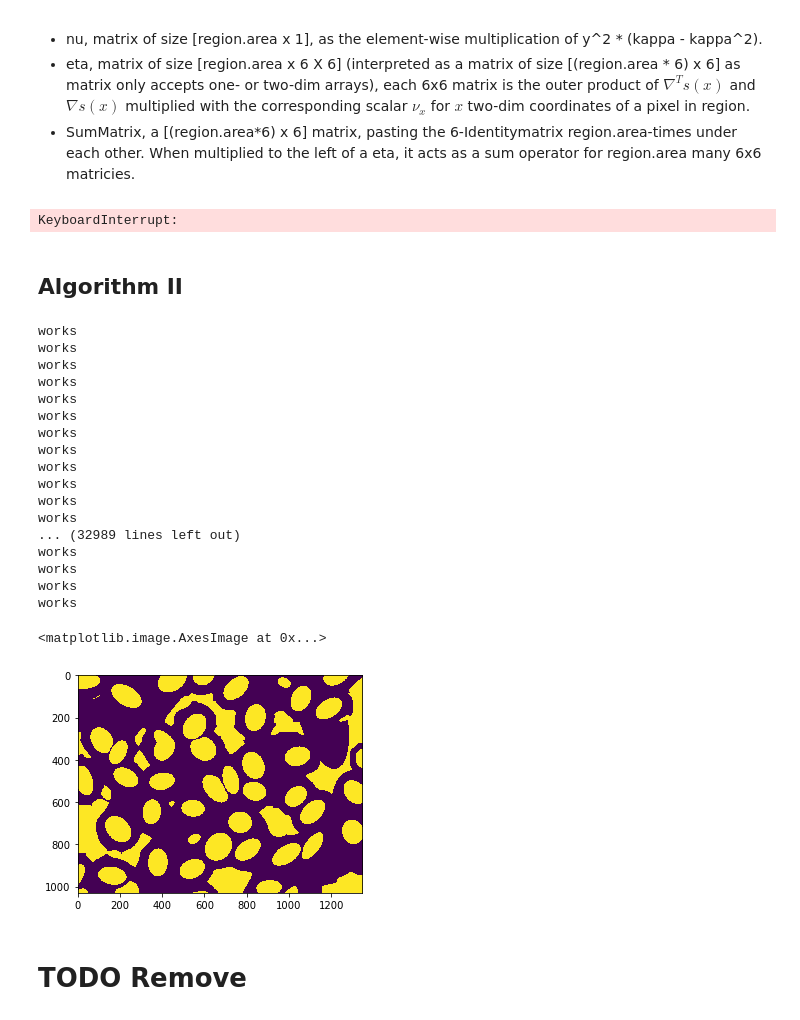
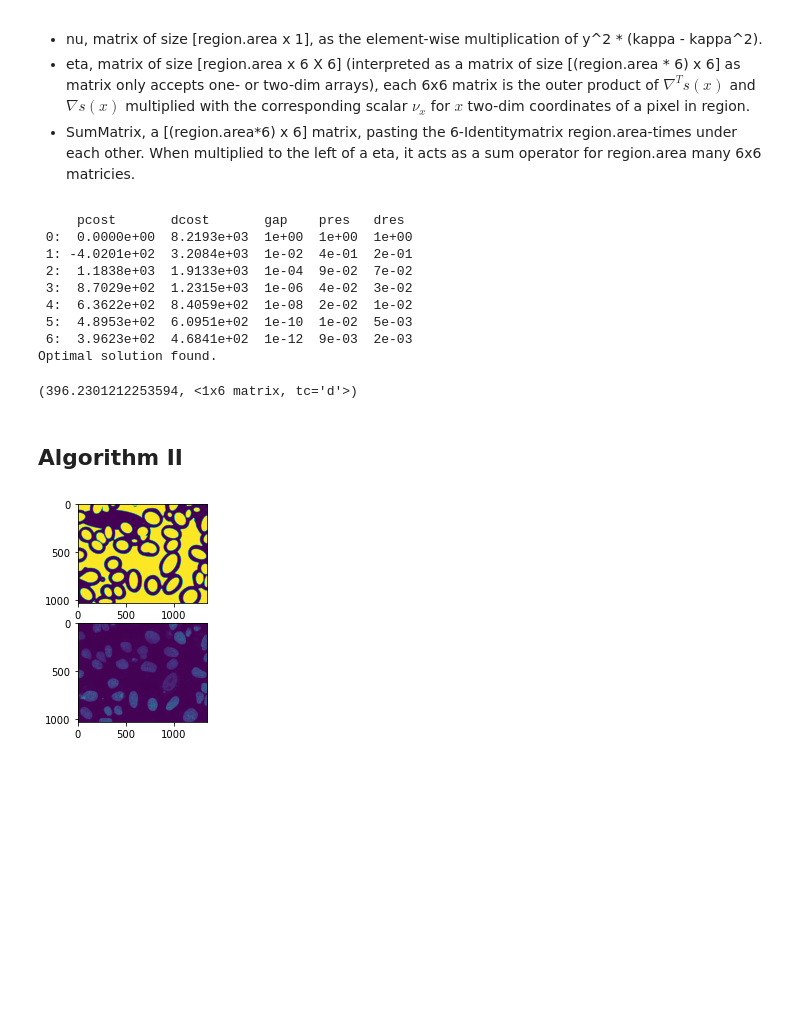
Before and after one commit to Jacob-Relle/MIP-Projekt, a Jupyter notebook: Project.ipynb, the cells around one changed output. Cells and saved outputs as stored; diff of their text form; code cells hidden in the pictures; blank space fills up the shorter version.

```diff
--- a/Project.ipynb
+++ b/Project.ipynb
@@ -169,6 +150,9 @@ We move on to the Definition of the Hessian Matrix. To that end, we define:
 - SumMatrix, a [(region.area*6) x 6] matrix, pasting the 6-Identitymatrix region.area-times under each other. When multiplied to the left of a eta, it acts as a sum operator for region.area many 6x6 matricies.
 # %%
 def J_energy(Omega, image, regions):
+
+    #coords = [(i,j) for i in range(image.shape[0]) for j in range(image.shape[1])]
+    #area = image.size
 
     #regions is a list of skimage.measure regions out of regionprops
     n = len(regions)
@@ -192,7 +176,9 @@ def J_energy(Omega, image, regions):
         if theta is None: return 0, matrix(0.0, (6,1))
         # s contains region.area many rows, each row contains a scalar.
         s = delta_s * theta
+        #print(max(s))
         phi = log(1 + exp(-mul(y,s)))
+        #print(max(phi))
         J = sum(phi)
         kappa = div(1, 1+exp(mul(y,s)))
         DJ = matrix(1, (1, area)) * (-mul(mul(y, kappa) * matrix(1, (1, 6)), delta_s))
@@ -208,28 +194,48 @@ def J_energy(Omega, image, regions):
         eta = matrix([delta_s[i,:].T * delta_s[i,:] * nu[i] for i in range(area)])
         H = z[0]* SumMatrix * eta
         return J, DJ, H
-    solved = solvers.cp(F)
-    return solved['primal objective'], solved['x'].T
+    solv = solvers.cp(F)
+    return solv['primal objective'], solv['x'].T
 # %%
+solvers.options['show_progress'] = True
+solvers.options['maxiters'] = 100
+solvers.options['feastol'] = 1e-2
+#solvers.options['abstol'] = 20
+#solvers.options['reltol'] = 30
 #use for a single region
-J_energy(Omega, image, [regionprops(Omega)[0]])
+#J_energy(Omega, image, [regionprops(Omega)[0]])
 
 #test for a single element from S
 Z = list(S)
 regions = []
-for i in list(Z[0]):
+for i in list(Z[45]):
     regions.append(regionprops(Omega)[i-1]) #beware: region labeling starts at 1!
 J_energy(Omega, image, regions)
 # %% [output]
-KeyboardInterrupt:
+     pcost       dcost       gap    pres   dres
+ 0:  0.0000e+00  8.2193e+03  1e+00  1e+00  1e+00
+ 1: -4.0201e+02  3.2084e+03  1e-02  4e-01  2e-01
+ 2:  1.1838e+03  1.9133e+03  1e-04  9e-02  7e-02
+ 3:  8.7029e+02  1.2315e+03  1e-06  4e-02  3e-02
+ 4:  6.3622e+02  8.4059e+02  1e-08  2e-02  1e-02
+ 5:  4.8953e+02  6.0951e+02  1e-10  1e-02  5e-03
+ 6:  3.9623e+02  4.6841e+02  1e-12  9e-03  2e-03
+Optimal solution found.
+(396.2301212253594, <1x6 matrix, tc='d'>)
 # %%
 solvers.options['show_progress'] = False
+solvers.options['feastol'] = 1e-2
 Z = list(S)
 f = np.zeros(len(Z))
 theta = matrix(np.zeros((len(Z),6)),(len(Z),6))
+
 for k in tqdm(range(len(Z))):
     regions = []
     for i in list(Z[k]):
         regions.append(regionprops(Omega)[i-1]) #beware: region labeling starts at 1!
-    f[k], theta[k,:] = J_energy(Omega, image, regions)
-alpha = np.median(f)
+    try:
+        solvers.options['feastol'] = 1e-7
+        f[k],theta[k,:] = J_energy(Omega, image, regions)
+    except:
+        solvers.options['feastol'] = 1e-2
+        f[k],theta[k,:] = J_energy(Omega, image, regions)
@@ -240,10 +248,12 @@ def global_solution(f,alpha,Omega,S):
     #Set Variables we dont need Z but f_used
     n = len(S)
     u = np.zeros(n)
-    V = set(np.unique(Omega))
+    V = set()
     Z = set(S)
     f_used = np.copy(f)
     #First Loop over copy of Omega
+    for Zk in S:
+        V = V.union(Zk)
     while V != set():
         c = np.zeros(n)
         #Loop over number of Subgraphs in S
@@ -293,48 +303,32 @@ def global_solution(f,alpha,Omega,S):
         Z -= {S[k_prim]}
     return u
 # %%
-
 u = global_solution(f, alpha, Omega, Z)
 segmentation = np.zeros_like(image)
 for k in range(len(u)):
     if u[k]==1:
         regions = []
         for i in Z[k]:
             regions.append(regionprops(Omega)[i-1])
         n = len(regions)
         area = 0
         sub_img = np.zeros_like(Omega, dtype = bool)
         for reg in regions:
             area += reg.area
             sub_img += Omega == reg.label
         coords = regions[0].coords
         for i in range(1, n):
             coords = np.append(coords, regions[i].coords, axis = 0)
         delta_s = matrix(np.array([[x[0]**2, x[1]**2, 2*x[0]*x[1], x[0], x[1], 1] for x in coords]), (area, 6))
         s = delta_s * theta[k,:].T
         for i,pixel in enumerate(coords ,start= 0):
             if s[i]>=0:
                 segmentation[pixel[0],pixel[1]] = 1
-plt.imshow(segmentation)
+
+fig = plt.figure()
+ax = fig.add_subplot(2, 1, 1)
+imgplot = plt.imshow(segmentation)
+ax = fig.add_subplot(2, 1, 2)
+imgplot = plt.imshow(image)
 # %% [output]
-works
-works
-works
-works
-works
-works
-works
-works
-works
-works
-works
-works
-... (32989 lines left out)
-works
-works
-works
-works
-<matplotlib.image.AxesImage at 0x...>
-[figure, old version]
+[figure, new version]
-# %% [markdown]
-# TODO Remove
```
Also changed, not shown: parts of 12 cells of this notebook.
